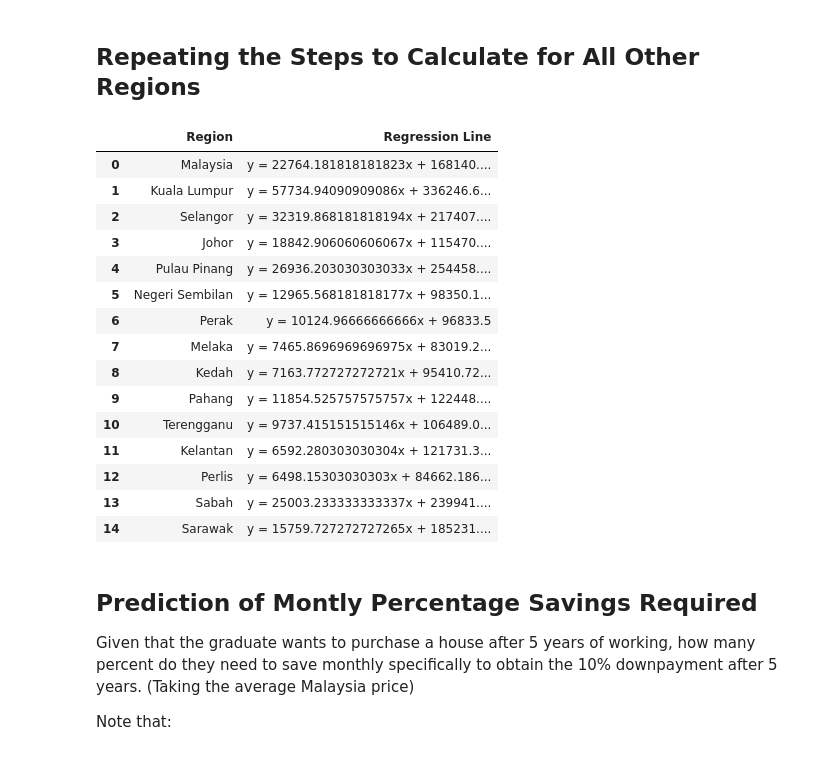
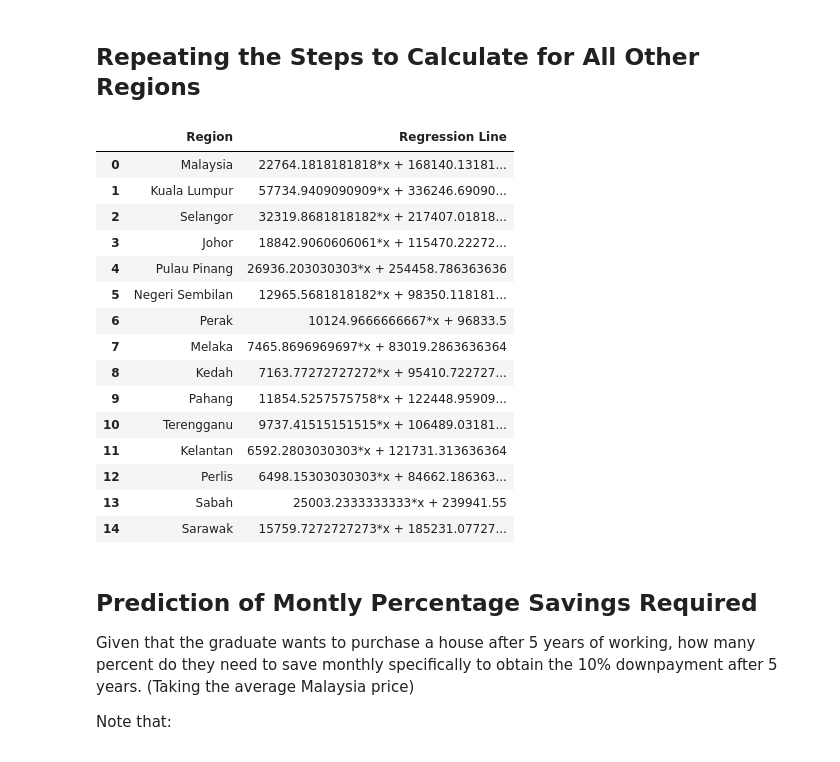
Before and after one commit to tengznaim/house-purchase-analysis, a Jupyter notebook: analysis.ipynb, the cells around one changed output. Saved outputs shown, nothing was run; the diff lists cells and outputs as text; code cells hidden in the pictures.

```diff
--- a/analysis.ipynb
+++ b/analysis.ipynb
@@ -148,37 +148,39 @@ Years Since 2009: 9     | Fitted Price of House: 373017.76818181813     | Percen
 # %%
 all_data = []
 years_since = np.array([i for i in range(0,10)])
+
+x = sympy.Symbol("x")
 
 for region in columns:
     region_averages = np.array([])
     for year in years:
         region_averages = np.append(region_averages, df[df["Tahun"] == year][region].mean())
 
     A = np.vstack((years_since, np.ones((1,10), dtype='int32'))).transpose()
-    x = np.dot(np.linalg.inv(np.dot(np.transpose(A), A)), np.dot(np.transpose(A), region_averages))
+    coef = np.dot(np.linalg.inv(np.dot(np.transpose(A), A)), np.dot(np.transpose(A), region_averages))
 
-    regression_line = f"y = {x[0]}x + {x[1]}"
+    regression_line = coef[0]*x + coef[1]
     all_data.append([region, regression_line])
 
 all_equations = pd.DataFrame(all_data, columns=["Region", "Regression Line"])
 all_equations
 # %% [output]
 |  | Region | Regression Line |
-| 0 | Malaysia | y = 22764.181818181823x + 168140.... |
-| 1 | Kuala Lumpur | y = 57734.94090909086x + 336246.6... |
-| 2 | Selangor | y = 32319.868181818194x + 217407.... |
-| 3 | Johor | y = 18842.906060606067x + 115470.... |
-| 4 | Pulau Pinang | y = 26936.203030303033x + 254458.... |
-| 5 | Negeri Sembilan | y = 12965.568181818177x + 98350.1... |
-| 6 | Perak | y = 10124.96666666666x + 96833.5 |
-| 7 | Melaka | y = 7465.8696969696975x + 83019.2... |
-| 8 | Kedah | y = 7163.772727272721x + 95410.72... |
-| 9 | Pahang | y = 11854.525757575757x + 122448.... |
-| 10 | Terengganu | y = 9737.415151515146x + 106489.0... |
-| 11 | Kelantan | y = 6592.280303030304x + 121731.3... |
-| 12 | Perlis | y = 6498.15303030303x + 84662.186... |
-| 13 | Sabah | y = 25003.233333333337x + 239941.... |
-| 14 | Sarawak | y = 15759.727272727265x + 185231.... |
+| 0 | Malaysia | 22764.1818181818*x + 168140.13181... |
+| 1 | Kuala Lumpur | 57734.9409090909*x + 336246.69090... |
+| 2 | Selangor | 32319.8681818182*x + 217407.01818... |
+| 3 | Johor | 18842.9060606061*x + 115470.22272... |
+| 4 | Pulau Pinang | 26936.203030303*x + 254458.786363636 |
+| 5 | Negeri Sembilan | 12965.5681818182*x + 98350.118181... |
+| 6 | Perak | 10124.9666666667*x + 96833.5 |
+| 7 | Melaka | 7465.8696969697*x + 83019.2863636364 |
+| 8 | Kedah | 7163.77272727272*x + 95410.722727... |
+| 9 | Pahang | 11854.5257575758*x + 122448.95909... |
+| 10 | Terengganu | 9737.41515151515*x + 106489.03181... |
+| 11 | Kelantan | 6592.2803030303*x + 121731.313636364 |
+| 12 | Perlis | 6498.15303030303*x + 84662.186363... |
+| 13 | Sabah | 25003.2333333333*x + 239941.55 |
+| 14 | Sarawak | 15759.7272727273*x + 185231.07727... |
 # %% [markdown]
 ## Prediction of Montly Percentage Savings Required
 Given that the graduate wants to purchase a house after 5 years of working, how many percent do they need to save monthly specifically to obtain the 10% downpayment after 5 years. (Taking the average Malaysia price)
```
Also changed, not shown: parts of 2 cells of this notebook, 1 other file.
